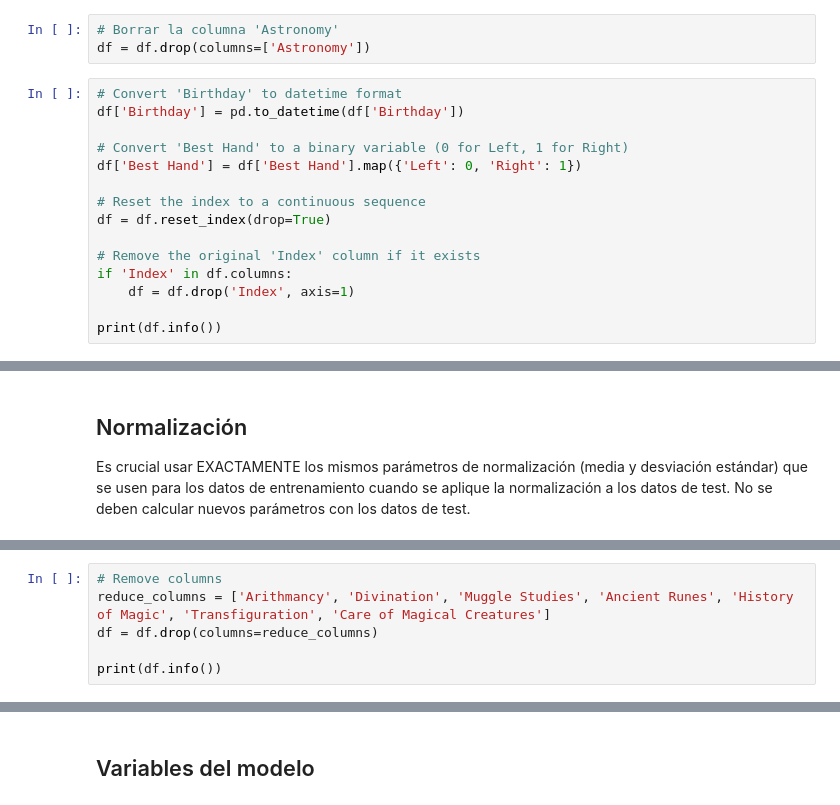
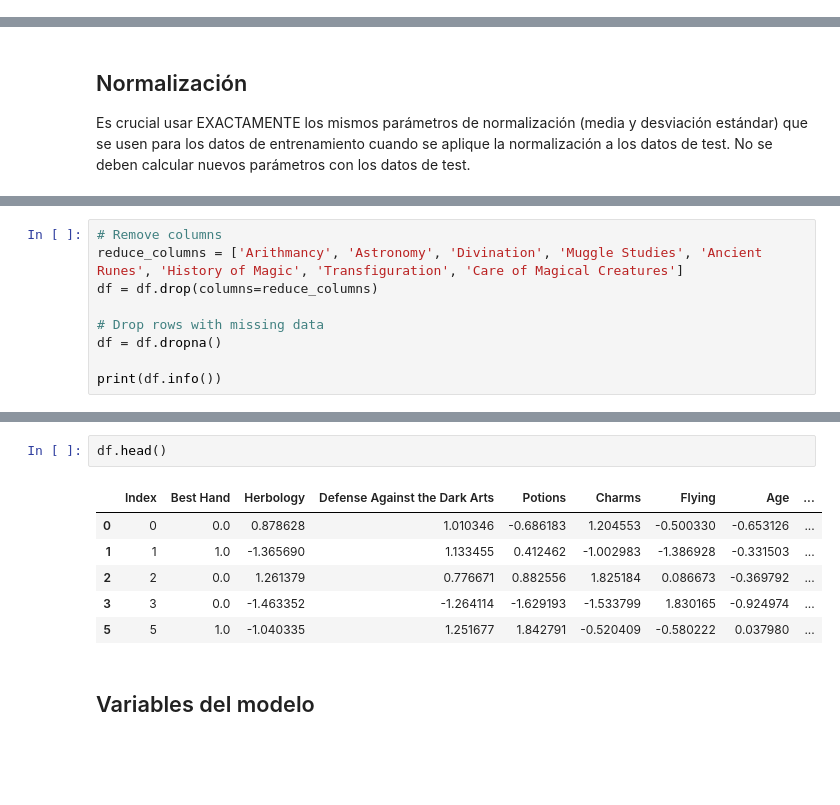
Before and after one commit to financieras/ai, a Jupyter notebook: logistic_regression/jupyter/prediccion.ipynb, the cells around one changed output, grey strips where cells are left out. Saved outputs shown, nothing was run; the diff lists cells and outputs as text; blank space fills up the shorter version.

```diff
--- a/logistic_regression/jupyter/prediccion.ipynb
+++ b/logistic_regression/jupyter/prediccion.ipynb
@@ -46,21 +47,3 @@ Data columns (total 19 columns):
 dtypes: float64(13), int64(1), object(5)
 memory usage: 237.6+ KB
 None
-# %%
-# Borrar la columna 'Astronomy'
-df = df.drop(columns=['Astronomy'])
-# %%
-# Convert 'Birthday' to datetime format
-df['Birthday'] = pd.to_datetime(df['Birthday'])
-
-# Convert 'Best Hand' to a binary variable (0 for Left, 1 for Right)
-df['Best Hand'] = df['Best Hand'].map({'Left': 0, 'Right': 1})
-
-# Reset the index to a continuous sequence
-df = df.reset_index(drop=True)
-
-# Remove the original 'Index' column if it exists
-if 'Index' in df.columns:
-    df = df.drop('Index', axis=1)
-
-print(df.info())
@@ -158,8 +172,11 @@ None
 # %%
 # Remove columns
-reduce_columns = ['Arithmancy', 'Divination', 'Muggle Studies', 'Ancient Runes', 'History of Magic', 'Transfiguration', 'Care of Magical Creatures']
+reduce_columns = ['Arithmancy', 'Astronomy', 'Divination', 'Muggle Studies', 'Ancient Runes', 'History of Magic', 'Transfiguration', 'Care of Magical Creatures']
 df = df.drop(columns=reduce_columns)
 
+# Drop rows with missing data
+df = df.dropna()
+
 print(df.info())
 # %% [output]
 <class 'pandas.core.frame.DataFrame'>
@@ -212,3 +202,12 @@ None
+# %%
+df.head()
+# %% [output]
+|  | Index | Best Hand | Herbology | Defense Against the Dark Arts | Potions | Charms | Flying | Age | ... |
+| 0 | 0 | 0.0 | 0.878628 | 1.010346 | -0.686183 | 1.204553 | -0.500330 | -0.653126 | ... |
+| 1 | 1 | 1.0 | -1.365690 | 1.133455 | 0.412462 | -1.002983 | -1.386928 | -0.331503 | ... |
+| 2 | 2 | 0.0 | 1.261379 | 0.776671 | 0.882556 | 1.825184 | 0.086673 | -0.369792 | ... |
+| 3 | 3 | 0.0 | -1.463352 | -1.264114 | -1.629193 | -1.533799 | 1.830165 | -0.924974 | ... |
+| 5 | 5 | 1.0 | -1.040335 | 1.251677 | 1.842791 | -0.520409 | -0.580222 | 0.037980 | ... |
 # %% [markdown]
 ## Variables del modelo
 # %%
```
Also changed, not shown: parts of 11 cells of this notebook.
